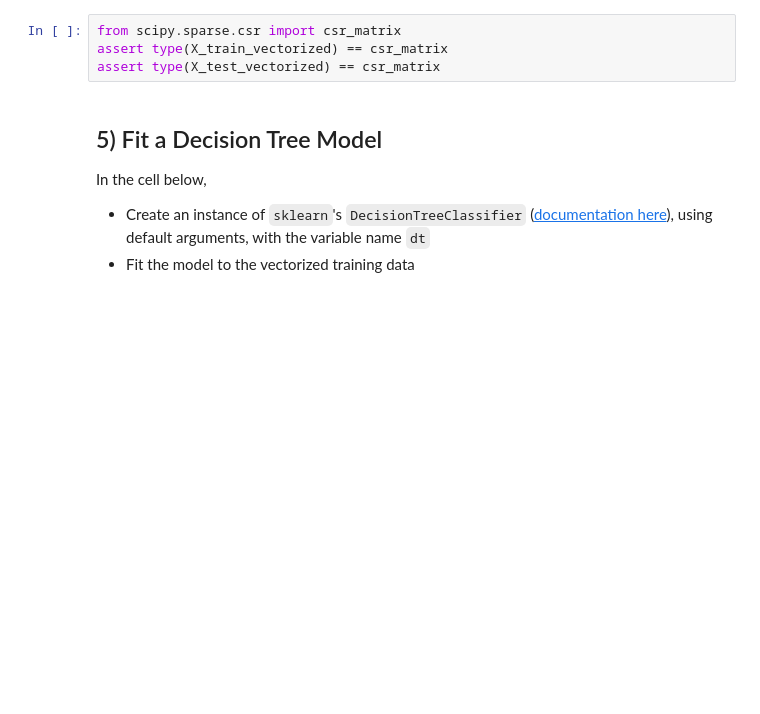
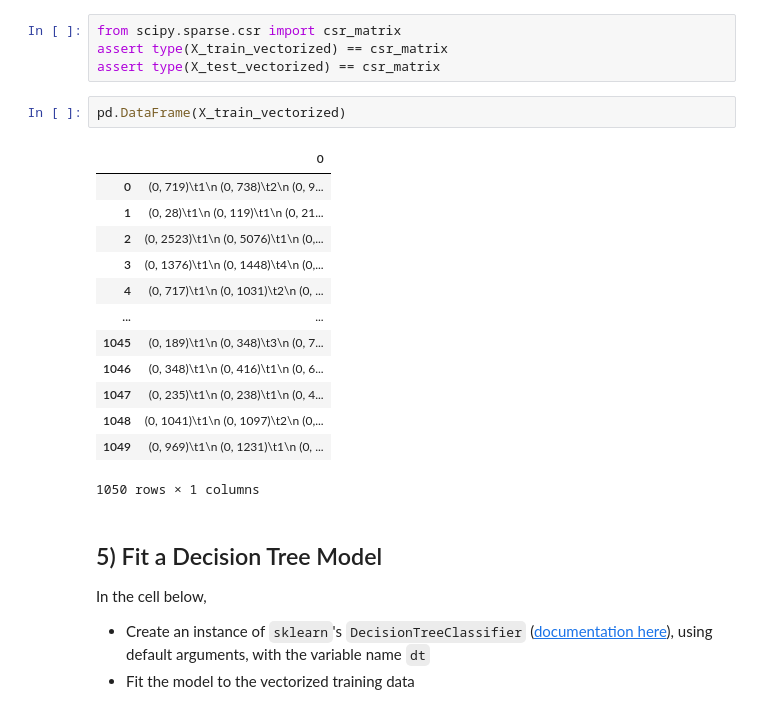
Before and after one commit to roshnij618/ntl01-dtsc-live-103122, a Jupyter notebook: 4Phase/Assessments/1.19.22/index.ipynb, the cells around one changed output. Drawn from its saved outputs; the diff is of its cells as text; blank space fills up the shorter version.

```diff
--- a/4Phase/Assessments/1.19.22/index.ipynb
+++ b/4Phase/Assessments/1.19.22/index.ipynb
@@ -282,6 +281,22 @@ X_test_vectorized = vectorizer.transform(X_test)
 from scipy.sparse.csr import csr_matrix
 assert type(X_train_vectorized) == csr_matrix
 assert type(X_test_vectorized) == csr_matrix
+# %%
+pd.DataFrame(X_train_vectorized)
+# %% [output]
+|  | 0 |
+| 0 | (0, 719)\t1\n (0, 738)\t2\n (0, 9... |
+| 1 | (0, 28)\t1\n (0, 119)\t1\n (0, 21... |
+| 2 | (0, 2523)\t1\n (0, 5076)\t1\n (0,... |
+| 3 | (0, 1376)\t1\n (0, 1448)\t4\n (0,... |
+| 4 | (0, 717)\t1\n (0, 1031)\t2\n (0, ... |
+| ... | ... |
+| 1045 | (0, 189)\t1\n (0, 348)\t3\n (0, 7... |
+| 1046 | (0, 348)\t1\n (0, 416)\t1\n (0, 6... |
+| 1047 | (0, 235)\t1\n (0, 238)\t1\n (0, 4... |
+| 1048 | (0, 1041)\t1\n (0, 1097)\t2\n (0,... |
+| 1049 | (0, 969)\t1\n (0, 1231)\t1\n (0, ... |
+1050 rows × 1 columns
 # %% [markdown]
 ## 5) Fit a Decision Tree Model
 
```
Also changed, not shown: parts of 1 cell of this notebook, 1 other file.
